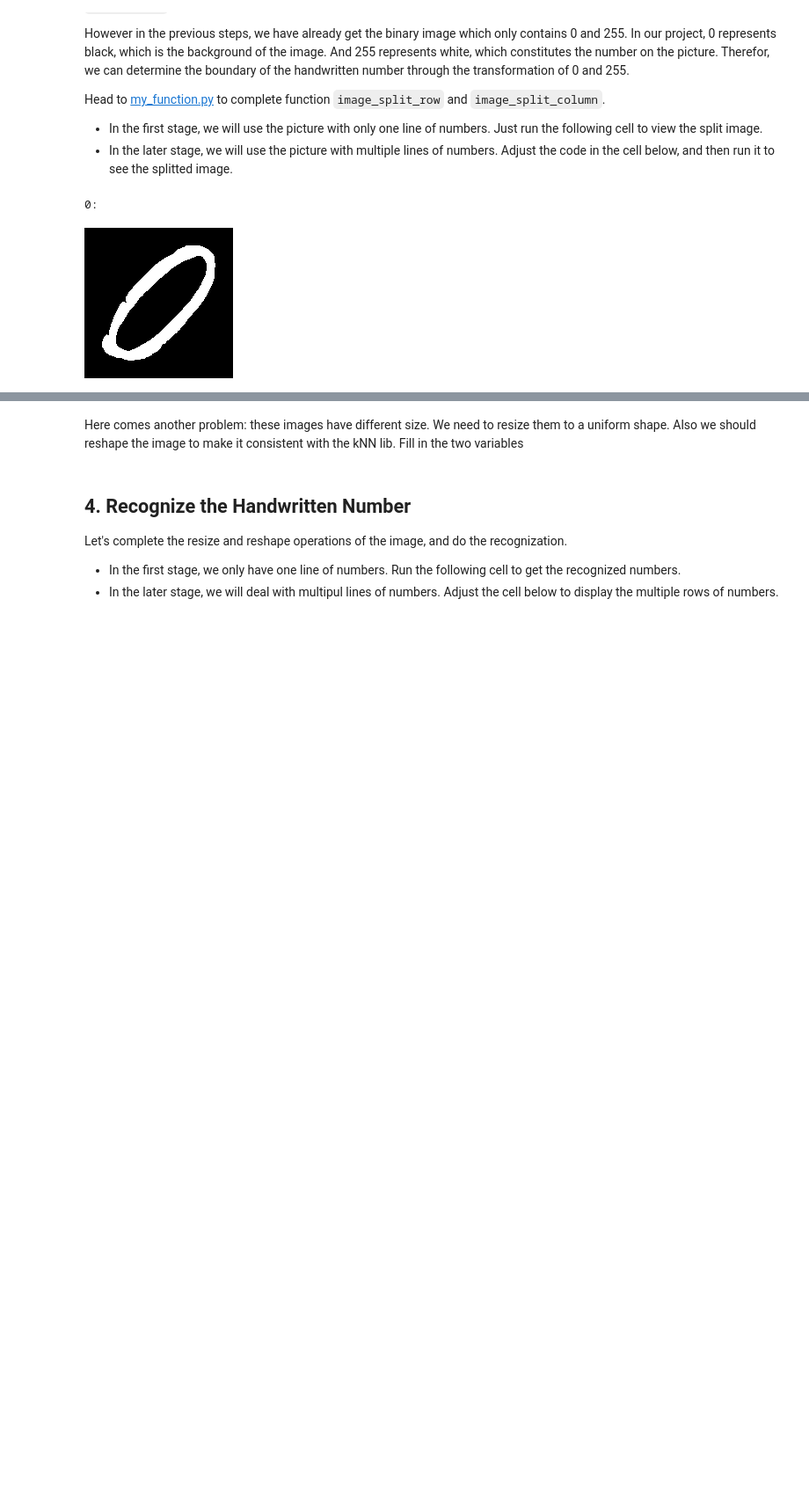
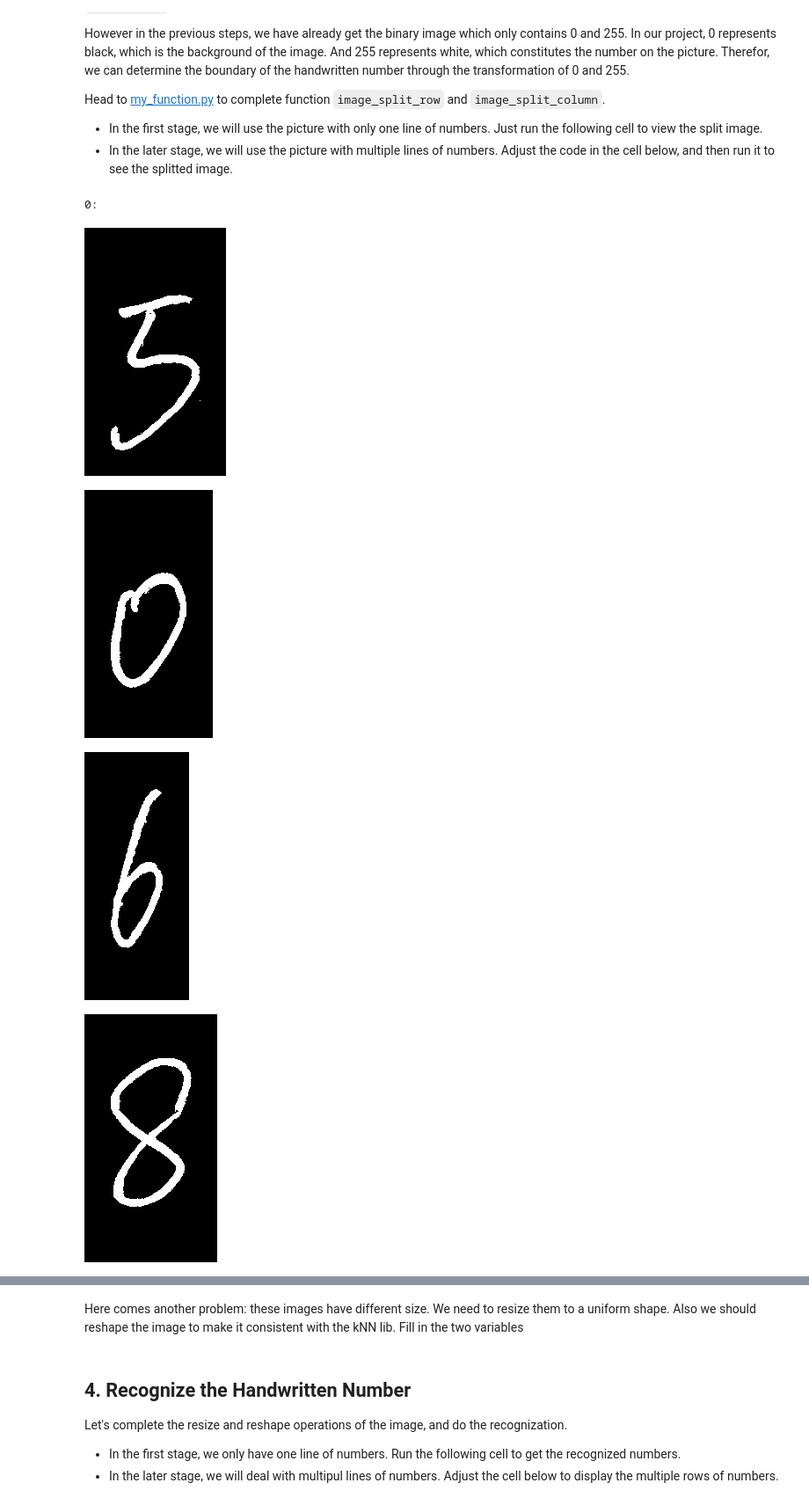
Before and after one commit to zivmax/SI_100B_Project, a Jupyter notebook: ProjectExercise/NumDect_ProcessRealImage.ipynb, the cells around one changed output, grey strips where cells are left out. Shown at 88% size. Drawn from its saved outputs; the diff is of its cells as text; code cells hidden in the pictures; blank space fills up the shorter version.

```diff
--- a/ProjectExercise/NumDect_ProcessRealImage.ipynb
+++ b/ProjectExercise/NumDect_ProcessRealImage.ipynb
@@ -64,7 +65,7 @@ Before we start digits recognition, we need to do some preprocessing on the imag
 <br>
 - In late stage, we will use the camera to take pictures. In this stage, you first need to build the camera control circuit on the breadboard. Then finish the function of taking pictures in `take_photo()` of *my_function*.
 # %%
-image = PRJ_PATH + "/UserData/plate11.jpg"
+image = PRJ_PATH + "/UserData/022.jpg"
 img = cv2.imread(image)
 imshow(img)
 # %% [output]
@@ -87,6 +88,6 @@ Do it with `dst=cv2.threshold(src, thresh, maxval, type)`.
 <br>
 **Note**: try to adjust parameter `thresh` to get a binary image without extra points or noise.
 # %%
-_threshold, imgBin = cv2.threshold(imgGray,100,255,cv2.THRESH_BINARY_INV)
+_threshold, imgBin = cv2.threshold(imgGray,90,255,cv2.THRESH_BINARY_INV)
 imshow(imgBin)
 # %% [output]
@@ -106,13 +107,17 @@ Head to [my_function.py](/edit/ProjectExercise/my_function.py) to complete funct
 - In the first stage, we will use the picture with only one line of numbers. Just run the following cell to view the split image.
 - In the later stage, we will use the picture with multiple lines of numbers. Adjust the code in the cell below, and then run it to see the splitted image.
 # %%
-imgCol = image_split_column(imgBin)
+imgRow = image_split_row(imgBin)
 imgMonos = []
-for col in range(0,len(imgCol)):
-    imgMono = image_split_row(imgCol[col])
-    print(f"{(col)}:")
-    imshow(imgMono[0])
-    imgMonos.append(imgMono[0])
+for Row in range(0,len(imgRow)):
+    imgMono = image_split_column(imgRow[Row])
+    print(f"{(Row)}:")
+    for i in range(0,len(imgMono)):
+        imshow(imgMono[i])
+        imgMonos.append(imgMono[i])
 # %% [output]
 0:
-[figure, old version]
+[figure, new version]
+[figure, new version]
+[figure, new version]
+[figure, new version]
```
Also changed, not shown: parts of 7 cells of this notebook, 13 other files.
